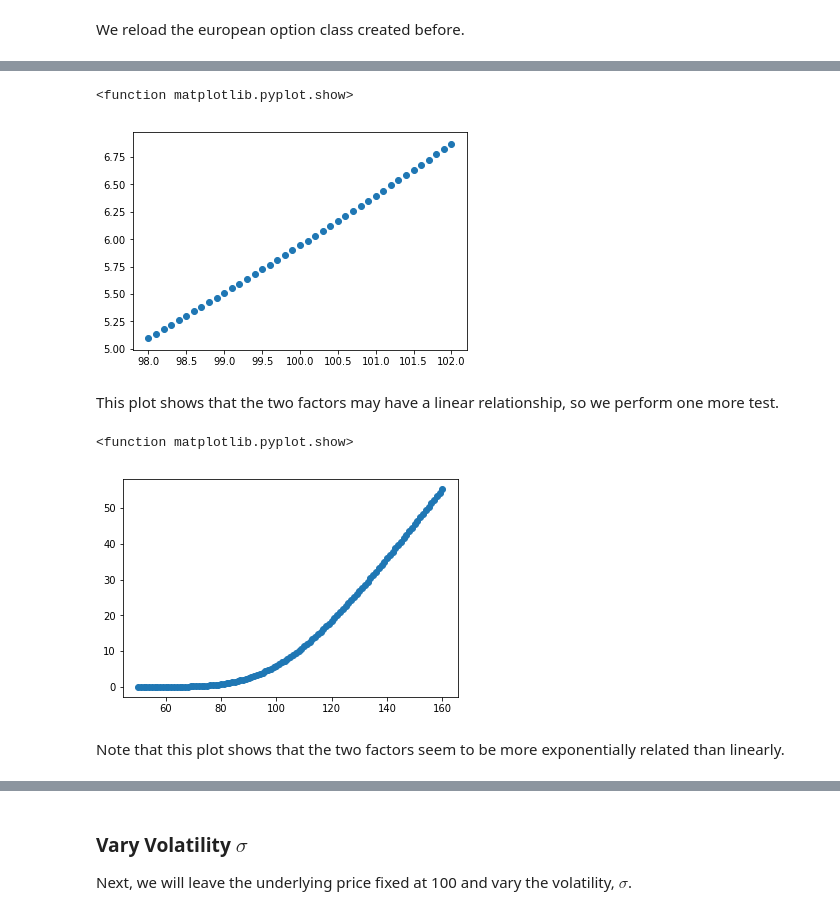
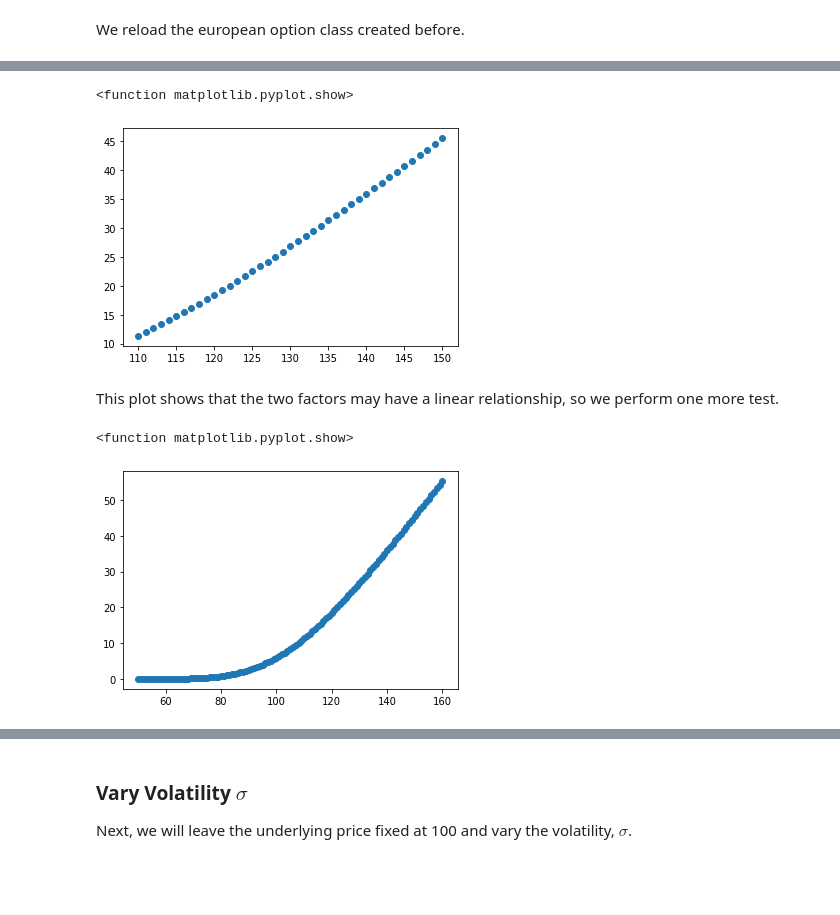
Before and after one commit to songqsh/MQP2019, a Jupyter notebook: Nick/BSM_formula_v01.ipynb, the cells around one changed output, grey strips where cells are left out. Drawn from its saved outputs; the diff is of its cells as text; code cells hidden in the pictures; blank space fills up the shorter version.

```diff
--- a/Nick/BSM_formula_v01.ipynb
+++ b/Nick/BSM_formula_v01.ipynb
@@ -182,26 +242,24 @@ This seems to imply the relationship between the price of the underlying asset a
 # %%
 # Define a new GBM
 gbm3 = Gbm()
 
 '''=============
-Vary Underlying price between 98 and 102
-  With step size 0.1
+Vary Underlying price between 110 and 130
 =============='''
 underlyingPrice = []        # Array of Underlying values s0 that will be used to plot
 optionPrice = []            # Array of Call option prices for associated s0
-for i in range(980, 1021):  # Iterate from 98 to 102 stepping up by 0.1
-  j = i / 10                # Divide by 10 to get the value we want
-  gbm3.init_state = j
+for i in range(110, 151):  # Iterate from 110 to 130
+  gbm3.init_state = i
   callPrice = gbm3.bsm_price(option1)
-  underlyingPrice.append(j)
+  underlyingPrice.append(i)
   optionPrice.append(callPrice)
 
 # Print the plot
 plt.scatter(underlyingPrice, optionPrice)
 plt.show
 # %% [output]
 <function matplotlib.pyplot.show>
-[figure, old version]
+[figure, new version]
 # %% [markdown]
 This plot shows that the two factors may have a linear relationship, so we perform one more test.
 # %%
@@ -213,7 +271,7 @@ Vary Underlying price between 50 and 300
 =============='''
 underlyingPrice = []      # Array of Underlying values s0 that will be used to plot
 optionPrice = []          # Array of Call option prices for associated s0
-for i in range(50, 161):  # Iterate from 50 to 300 stepping up by 1
+for i in range(50, 161):  # Iterate from 50 to 160 stepping up by 1
   gbm4.init_state = i
   callPrice = gbm4.bsm_price(option1)
   underlyingPrice.append(i)
@@ -224,6 +282,4 @@ plt.scatter(underlyingPrice, optionPrice)
 plt.show
 # %% [output]
 <function matplotlib.pyplot.show>
-[figure, old version]
+[figure, new version]
-# %% [markdown]
-Note that this plot shows that the two factors seem to be more exponentially related than linearly.
```
Also changed, not shown: parts of 15 cells of this notebook.
